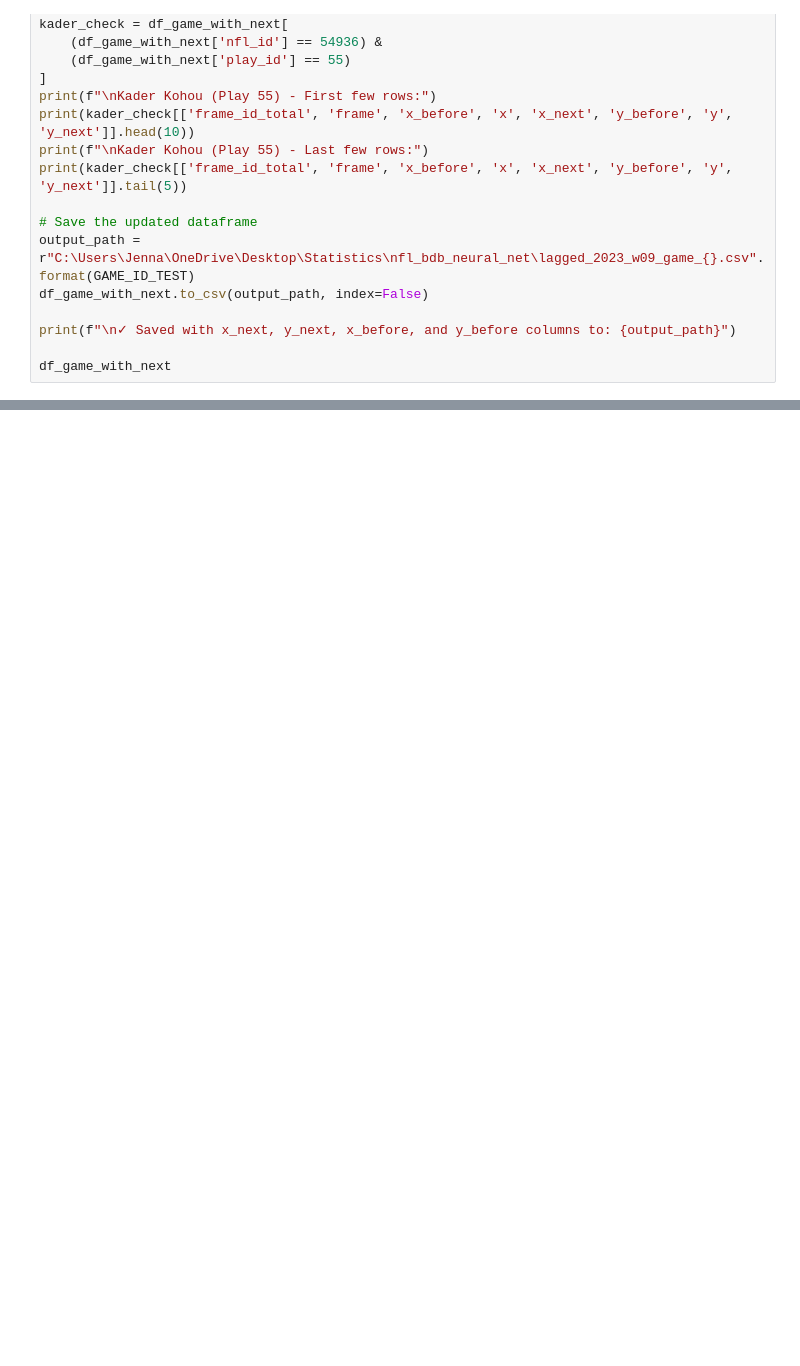
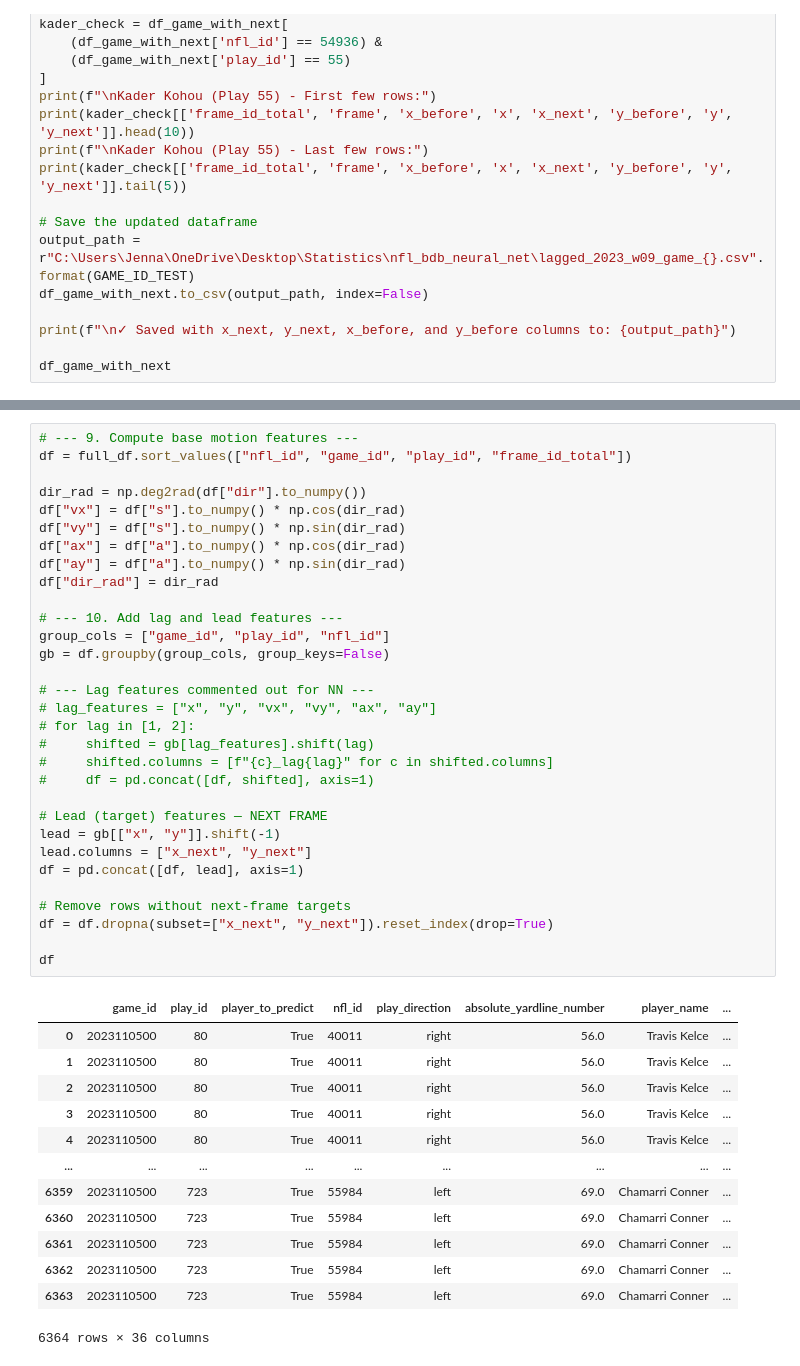
Before and after one commit to cottonjenn/nfl_bdb_neural_net, a Jupyter notebook: longformat.ipynb, the cells around one changed output, grey strips where cells are left out. Cells and saved outputs as stored; diff of their text form; blank space fills up the shorter version.

```diff
--- a/longformat.ipynb
+++ b/longformat.ipynb
@@ -353,0 +395,45 @@ Link for sample submission demo: https://www.kaggle.com/code/sohier/nfl-2026-dem
+# %%
+# --- 9. Compute base motion features ---
+df = full_df.sort_values(["nfl_id", "game_id", "play_id", "frame_id_total"])
+
+dir_rad = np.deg2rad(df["dir"].to_numpy())
+df["vx"] = df["s"].to_numpy() * np.cos(dir_rad)
+df["vy"] = df["s"].to_numpy() * np.sin(dir_rad)
+df["ax"] = df["a"].to_numpy() * np.cos(dir_rad)
+df["ay"] = df["a"].to_numpy() * np.sin(dir_rad)
+df["dir_rad"] = dir_rad
+
+# --- 10. Add lag and lead features ---
+group_cols = ["game_id", "play_id", "nfl_id"]
+gb = df.groupby(group_cols, group_keys=False)
+
+# --- Lag features commented out for NN ---
+# lag_features = ["x", "y", "vx", "vy", "ax", "ay"]
+# for lag in [1, 2]:
+#     shifted = gb[lag_features].shift(lag)
+#     shifted.columns = [f"{c}_lag{lag}" for c in shifted.columns]
+#     df = pd.concat([df, shifted], axis=1)
+
+# Lead (target) features — NEXT FRAME
+lead = gb[["x", "y"]].shift(-1)
+lead.columns = ["x_next", "y_next"]
+df = pd.concat([df, lead], axis=1)
+
+# Remove rows without next-frame targets
+df = df.dropna(subset=["x_next", "y_next"]).reset_index(drop=True)
+
+df
+# %% [output]
+|  | game_id | play_id | player_to_predict | nfl_id | play_direction | absolute_yardline_number | player_name | ... |
+| 0 | 2023110500 | 80 | True | 40011 | right | 56.0 | Travis Kelce | ... |
+| 1 | 2023110500 | 80 | True | 40011 | right | 56.0 | Travis Kelce | ... |
+| 2 | 2023110500 | 80 | True | 40011 | right | 56.0 | Travis Kelce | ... |
+| 3 | 2023110500 | 80 | True | 40011 | right | 56.0 | Travis Kelce | ... |
+| 4 | 2023110500 | 80 | True | 40011 | right | 56.0 | Travis Kelce | ... |
+| ... | ... | ... | ... | ... | ... | ... | ... | ... |
+| 6359 | 2023110500 | 723 | True | 55984 | left | 69.0 | Chamarri Conner | ... |
+| 6360 | 2023110500 | 723 | True | 55984 | left | 69.0 | Chamarri Conner | ... |
+| 6361 | 2023110500 | 723 | True | 55984 | left | 69.0 | Chamarri Conner | ... |
+| 6362 | 2023110500 | 723 | True | 55984 | left | 69.0 | Chamarri Conner | ... |
+| 6363 | 2023110500 | 723 | True | 55984 | left | 69.0 | Chamarri Conner | ... |
+6364 rows × 36 columns
```
Also changed, not shown: parts of 4 cells of this notebook, 1 other file.
